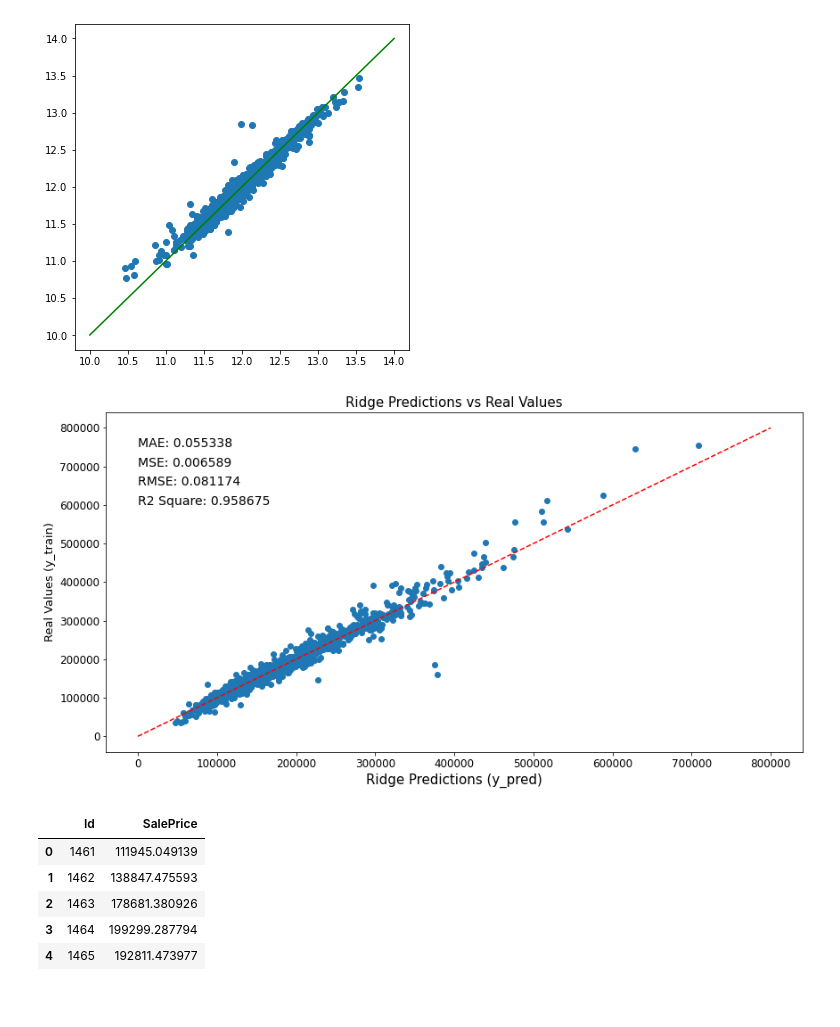
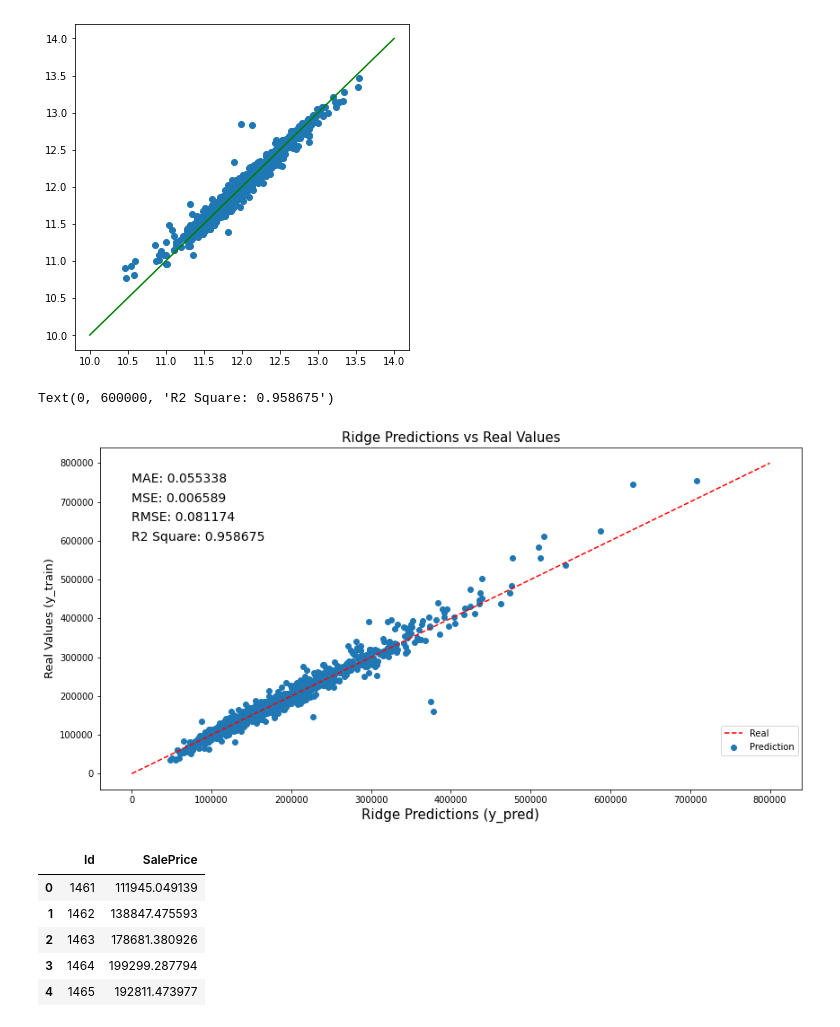
Before and after one commit to whehdwns/Kaggle_competition, a Jupyter notebook: House_Price/House_Price.ipynb, the cells around one changed output. Saved outputs shown, nothing was run; the diff lists cells and outputs as text; code cells hidden in the pictures.

```diff
--- a/House_Price/House_Price.ipynb
+++ b/House_Price/House_Price.ipynb
@@ -813,19 +813,19 @@ rmse = np.sqrt(metrics.mean_squared_error(y,train_predict))
 r2_square = metrics.r2_score(y,train_predict)
 # %%
 fig, axs = plt.subplots(figsize=(14, 7))
-plt.scatter(np.expm1(train_predict), np.expm1(y))
-plt.plot([0, 800000], [0, 800000], '--r')
+plt.scatter(np.expm1(train_predict), np.expm1(y), label='Prediction')
+plt.plot([0, 800000], [0, 800000], '--r', label='Real')
 plt.title('Ridge Predictions vs Real Values', size=15)
 plt.xlabel('Ridge Predictions (y_pred)', size=15)
 plt.ylabel('Real Values (y_train)', size=13)
+plt.legend(bbox_to_anchor=(0.885, 0.1), loc='lower left', borderaxespad=0.)
 plt.text(0, 750000, 'MAE: {:.6f}'.format(mae), fontsize=14)
 plt.text(0, 700000, 'MSE: {:.6f}'.format(mse), fontsize=14)
 plt.text(0, 650000, 'RMSE: {:.6f}'.format(rmse), fontsize=14)
 plt.text(0, 600000, 'R2 Square: {:.6f}'.format(r2_square), fontsize=14)
-plt.tick_params(axis='x', labelsize=12)
-plt.tick_params(axis='y', labelsize=12)
 # %% [output]
+Text(0, 600000, 'R2 Square: 0.958675')
-[figure, old version]
+[figure, new version]
 # %%
 test_predict = rr.predict(new_test_data)
 q1 = pd.DataFrame(test_predict).quantile(0.0042)
```
